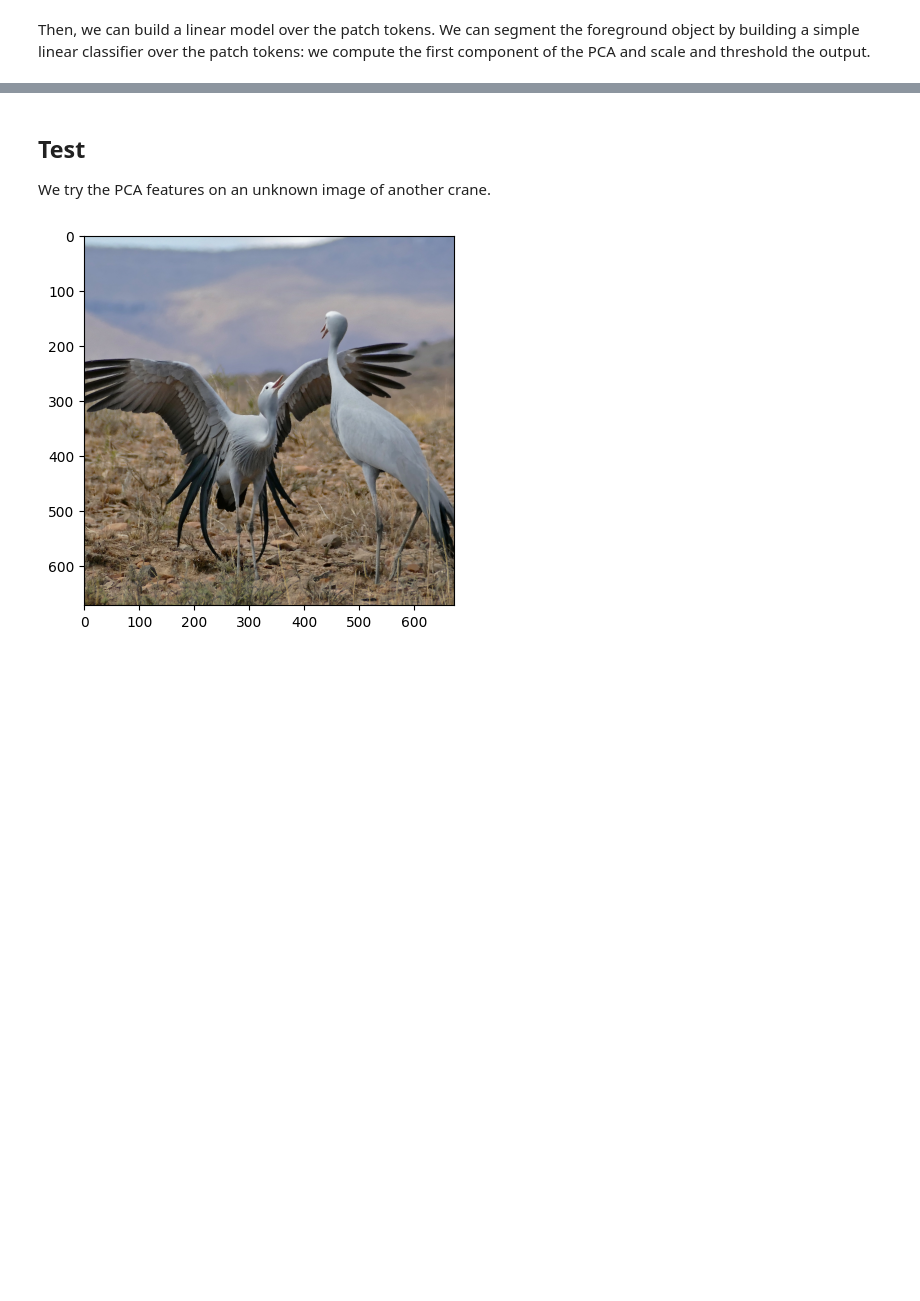
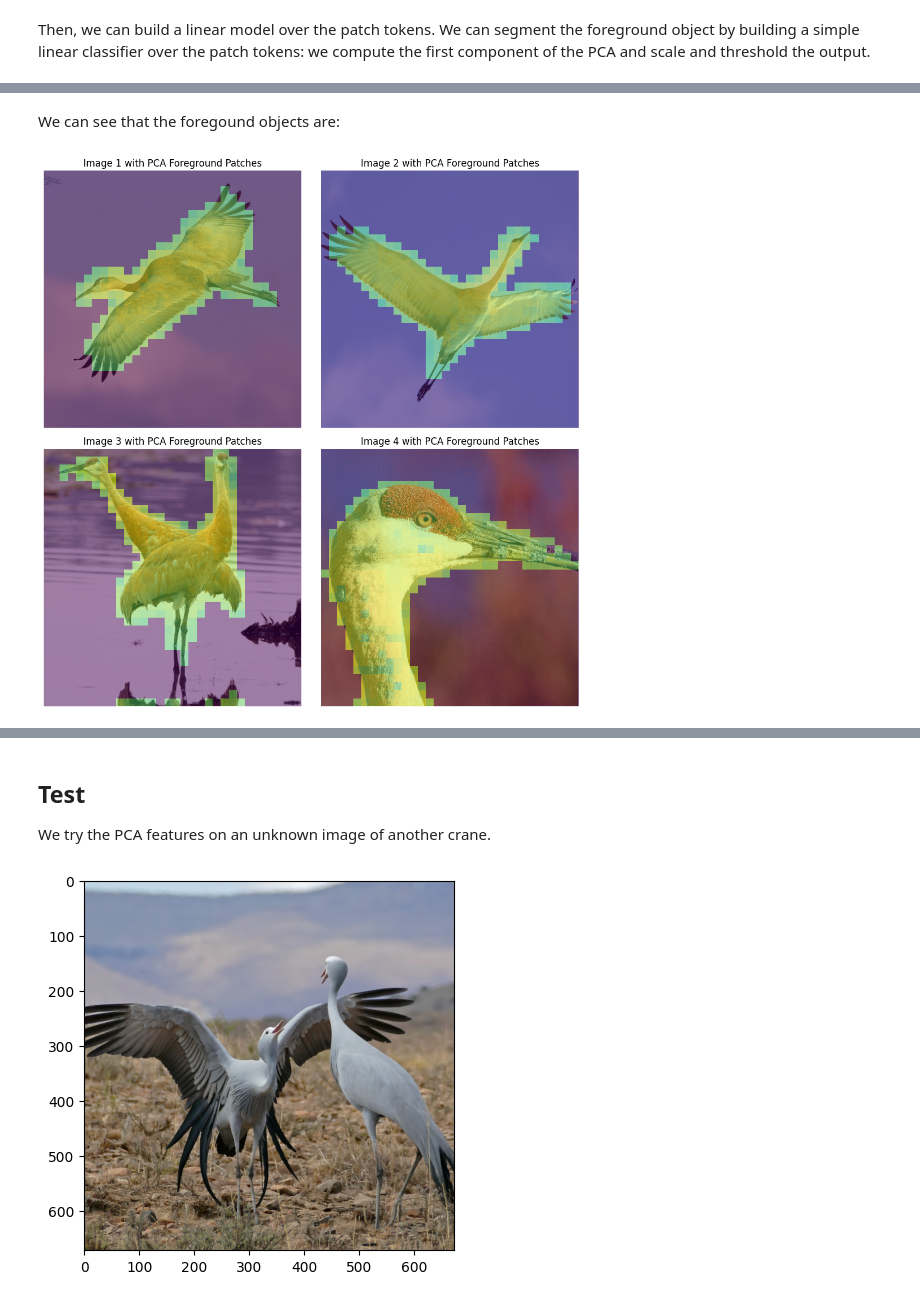
Before and after one commit to LYK-love/dinov2, a Jupyter notebook: notebooks/fg_segmantation.ipynb, the cells around one changed output, grey strips where cells are left out. Drawn from its saved outputs; the diff is of its cells as text; code cells hidden in the pictures; blank space fills up the shorter version.

```diff
--- a/notebooks/fg_segmantation.ipynb
+++ b/notebooks/fg_segmantation.ipynb
@@ -186,0 +139,28 @@ for i in range(4):
+# %%
+from sklearn.decomposition import PCA
+from sklearn.preprocessing import minmax_scale
+
+fg_pca = PCA(n_components=1)
+
+masks=[]
+plt.figure(figsize=(10,10))
+
+all_patch_embeddings = patch_embeddings.reshape([-1,embedding_dim]) # (B*patch_resolution, embedding_dim)
+reduced_patch_embeddings = fg_pca.fit_transform(all_patch_embeddings)# Reduced to dimension=1, i.e., (B*patch_resolution, 1)
+reduced_patch_embeddings = minmax_scale(reduced_patch_embeddings) # standardize the data, see https://www.geeksforgeeks.org/normalization-vs-standardization/
+reduced_patch_embeddings = reduced_patch_embeddings.reshape((B,patch_resolution)) # (B, patch_resolution)
+
+for i in range(B):
+    # choose a threshold to segment the foreground
+    mask = (reduced_patch_embeddings[i] > threshold).ravel() # threshold = 0.6
+    masks.append(mask)
+
+# extract foreground patches
+nums_of_fg_patches = [np.sum(m) for m in masks]
+fg_patch_embeddings = np.vstack([patch_embeddings[i, m, :] for i, m in enumerate(masks)]) # (total_foreground_patches, embedding_dim)
+
+for i, num_patches in enumerate(nums_of_fg_patches):
+    print(f"Num of foreground patches of image {i}: {num_patches}")
+
+total_foreground_patches = sum(nums_of_fg_patches)
+print(f"Total num of foreground patches: {total_foreground_patches}")
@@ -186,0 +174,19 @@ for i in range(4):
+# %% [markdown]
+We can see that the foregound objects are:
+# %%
+plt.figure(figsize=(10, 10))
+
+for i, (image, mask) in enumerate(zip(images, masks)):
+    masked_patches = np.where(mask, reduced_patch_embeddings[i], 0.0)  # We only colorize masked patches, i.e., foreground patches
+    patch_map = masked_patches.reshape(H // patch_size, W // patch_size)  # Reshape for plotting
+
+    plt.subplot(2, 2, i + 1)
+    plt.imshow(image)
+    plt.imshow(patch_map, extent=(0, W, H, 0), alpha=0.5)  # Overlay with flipped Y-axis
+    plt.axis('off')  # Hide axes for cleaner visualization
+    plt.title(f"Image {i+1} with PCA Foreground Patches")
+
+plt.tight_layout()
+plt.show()
+# %% [output]
+[figure, added]
```
Also changed, not shown: parts of 21 cells of this notebook, 14 other files.
